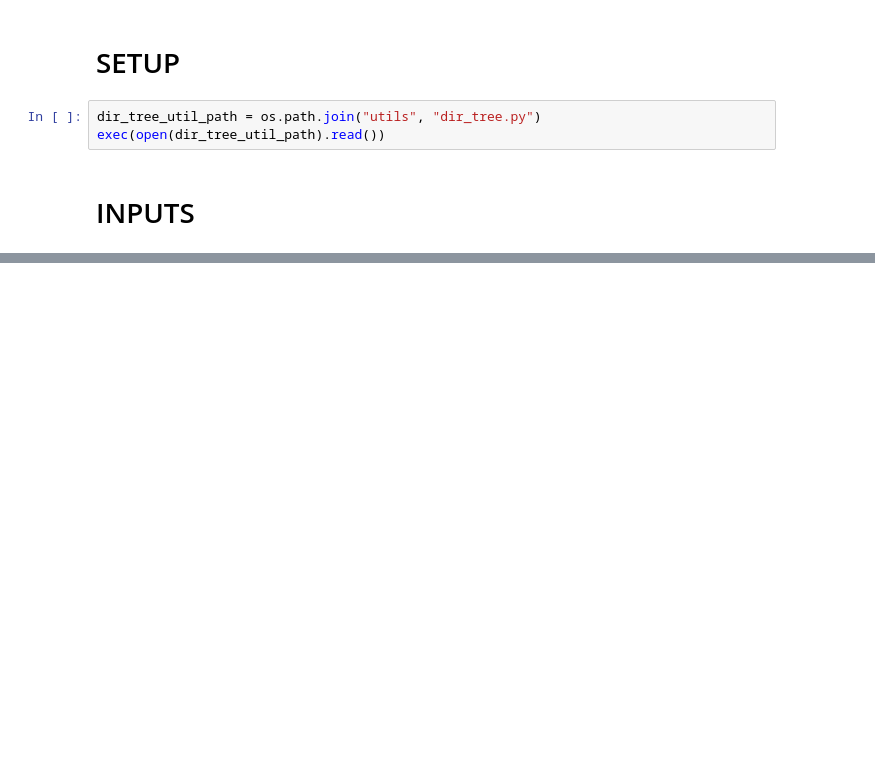
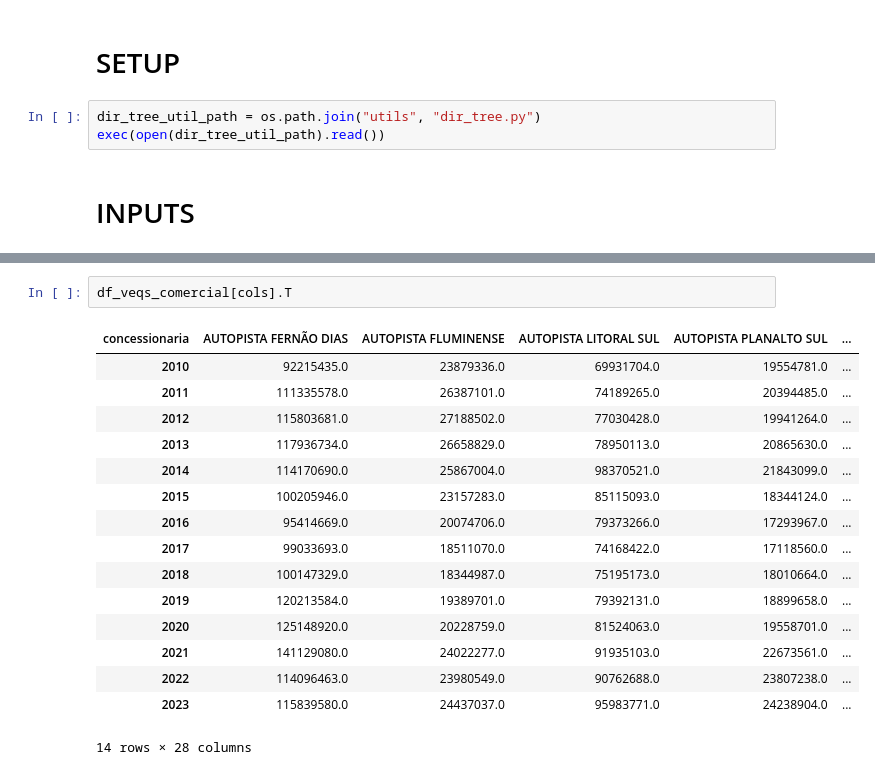
Before and after one commit to andreacmartins/infra-data, a Jupyter notebook: scripts/regressao_PIB.ipynb, the cells around one changed output, grey strips where cells are left out. Cells and saved outputs as stored; diff of their text form; blank space fills up the shorter version.

```diff
--- a/scripts/regressao_PIB.ipynb
+++ b/scripts/regressao_PIB.ipynb
@@ -20,0 +147,19 @@ path_output = '#'
+# %%
+df_veqs_comercial[cols].T
+# %% [output]
+| concessionaria | AUTOPISTA FERNÃO DIAS | AUTOPISTA FLUMINENSE | AUTOPISTA LITORAL SUL | AUTOPISTA PLANALTO SUL | ... |
+| 2010 | 92215435.0 | 23879336.0 | 69931704.0 | 19554781.0 | ... |
+| 2011 | 111335578.0 | 26387101.0 | 74189265.0 | 20394485.0 | ... |
+| 2012 | 115803681.0 | 27188502.0 | 77030428.0 | 19941264.0 | ... |
+| 2013 | 117936734.0 | 26658829.0 | 78950113.0 | 20865630.0 | ... |
+| 2014 | 114170690.0 | 25867004.0 | 98370521.0 | 21843099.0 | ... |
+| 2015 | 100205946.0 | 23157283.0 | 85115093.0 | 18344124.0 | ... |
+| 2016 | 95414669.0 | 20074706.0 | 79373266.0 | 17293967.0 | ... |
+| 2017 | 99033693.0 | 18511070.0 | 74168422.0 | 17118560.0 | ... |
+| 2018 | 100147329.0 | 18344987.0 | 75195173.0 | 18010664.0 | ... |
+| 2019 | 120213584.0 | 19389701.0 | 79392131.0 | 18899658.0 | ... |
+| 2020 | 125148920.0 | 20228759.0 | 81524063.0 | 19558701.0 | ... |
+| 2021 | 141129080.0 | 24022277.0 | 91935103.0 | 22673561.0 | ... |
+| 2022 | 114096463.0 | 23980549.0 | 90762688.0 | 23807238.0 | ... |
+| 2023 | 115839580.0 | 24437037.0 | 95983771.0 | 24238904.0 | ... |
+14 rows × 28 columns
```
Also changed, not shown: parts of 15 cells of this notebook, 7 other files.
